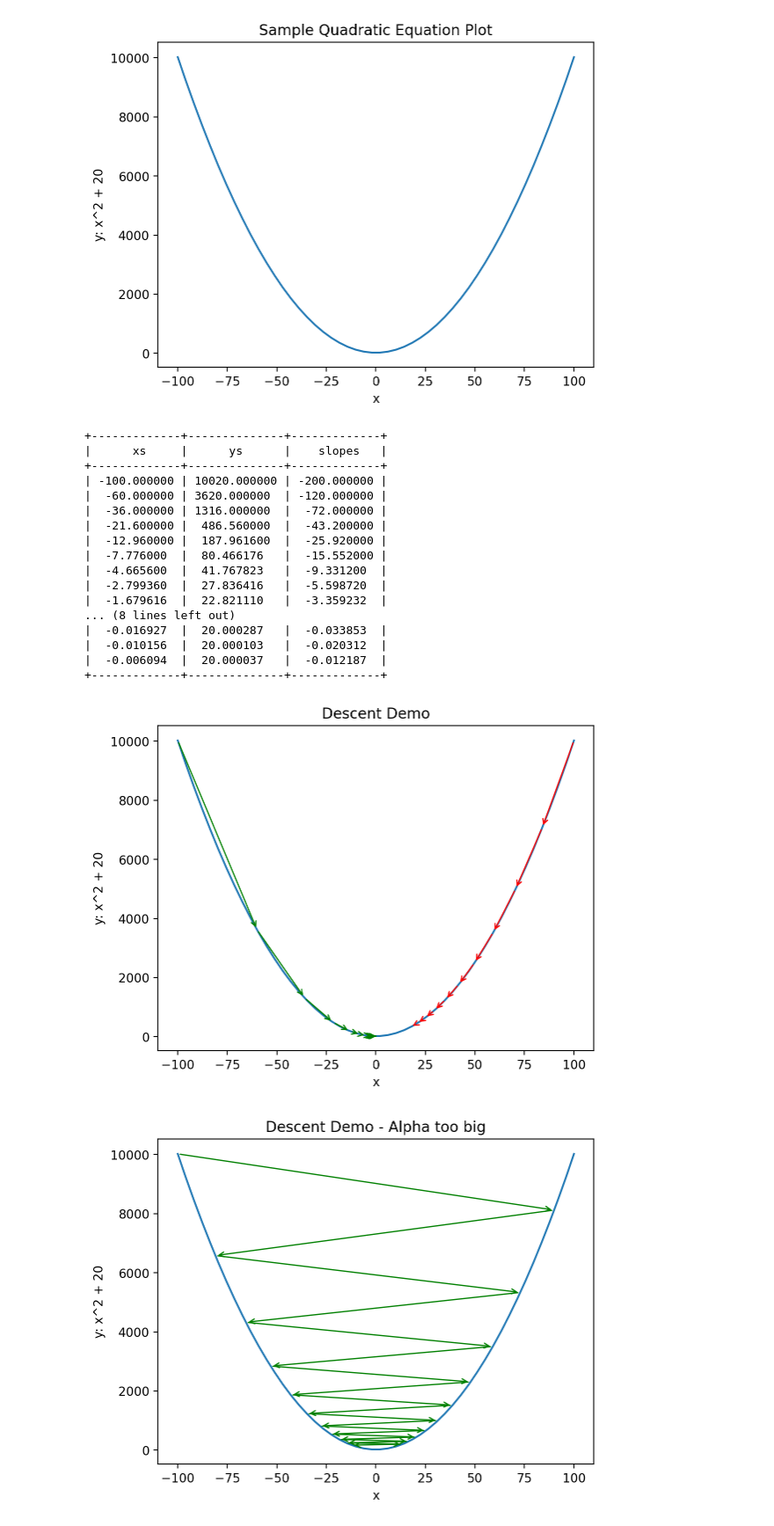
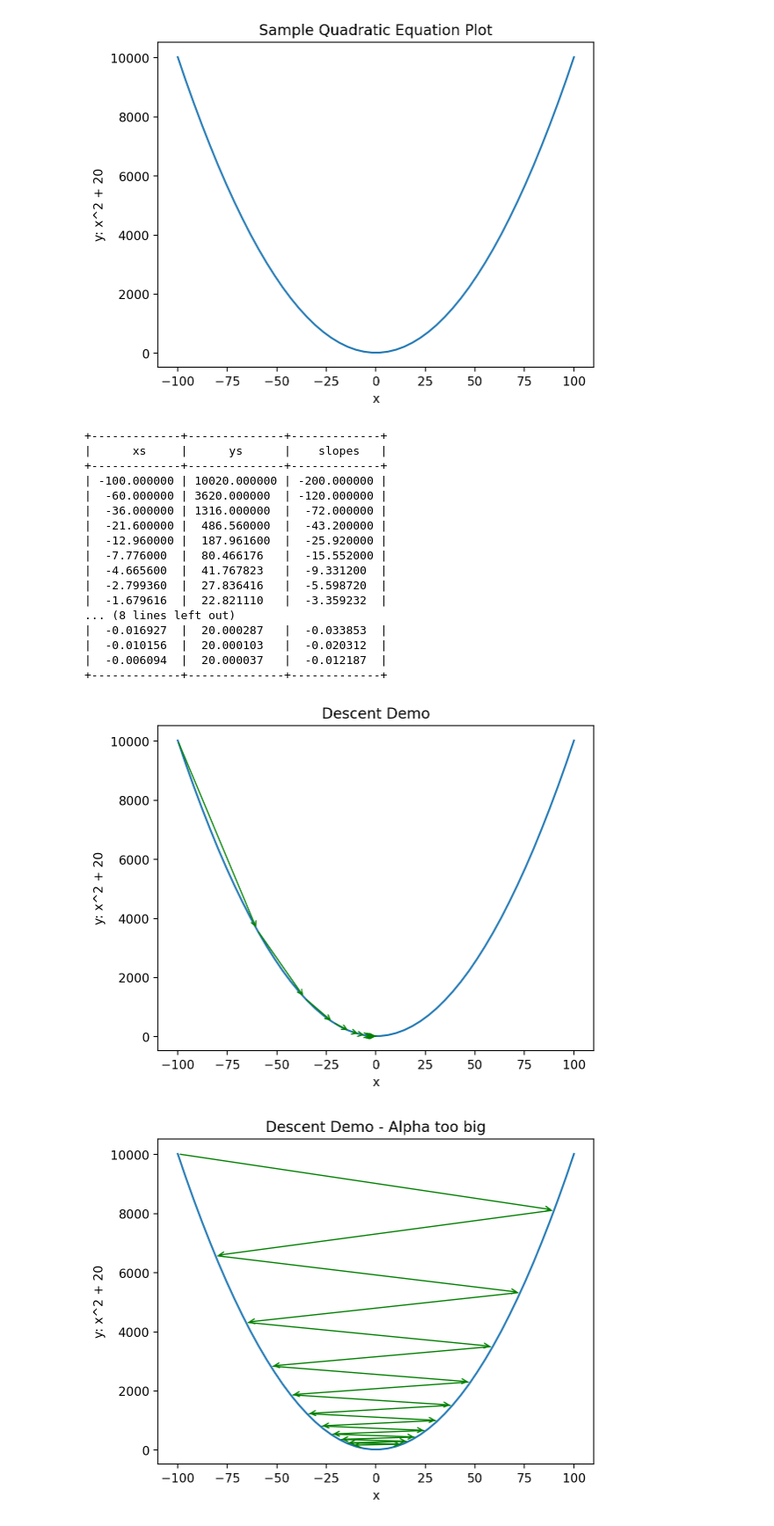
Before and after one commit to aniliitb10/machine_learning, a Jupyter notebook: regression/Linear Regression.ipynb, the cells around one changed output. Shown: that part at 88% size. Cells and saved outputs as stored; diff of their text form; code cells hidden in the pictures.

```diff
--- a/regression/Linear Regression.ipynb
+++ b/regression/Linear Regression.ipynb
@@ -222,35 +222,35 @@ def show_descent(start_x, alpha, steps=10, color='r'):
     return xs, ys, slopes
 
 fig = plt.figure()
 plt.plot(xi, yi)
 xs, ys, slopes = show_descent(xi[0], 0.2, color='g', steps=20)
 util.print_table(xs=xs, ys=ys, slopes=slopes, rows=len(xs))
-show_descent(xi[-1], 0.08, color='r')
+# show_descent(xi[-1], 0.08, color='r')
 
 plt.xlabel('x')
 plt.ylabel('y: x^2 + 20')
 plt.title('Descent Demo')
 plt.show()
 fig.savefig('descent_demo.svg')
 # %% [output]
 +-------------+--------------+-------------+
 |      xs     |      ys      |    slopes   |
 +-------------+--------------+-------------+
 | -100.000000 | 10020.000000 | -200.000000 |
 |  -60.000000 | 3620.000000  | -120.000000 |
 |  -36.000000 | 1316.000000  |  -72.000000 |
 |  -21.600000 |  486.560000  |  -43.200000 |
 |  -12.960000 |  187.961600  |  -25.920000 |
 |  -7.776000  |  80.466176   |  -15.552000 |
 |  -4.665600  |  41.767823   |  -9.331200  |
 |  -2.799360  |  27.836416   |  -5.598720  |
 |  -1.679616  |  22.821110   |  -3.359232  |
 ... (8 lines left out)
 |  -0.016927  |  20.000287   |  -0.033853  |
 |  -0.010156  |  20.000103   |  -0.020312  |
 |  -0.006094  |  20.000037   |  -0.012187  |
 +-------------+--------------+-------------+
-[figure, old version]
+[figure, new version]
 # %%
 # Intuition continued - Alpha too big
 plt.plot(xi, yi)
```
Also changed, not shown: parts of 19 cells of this notebook.
